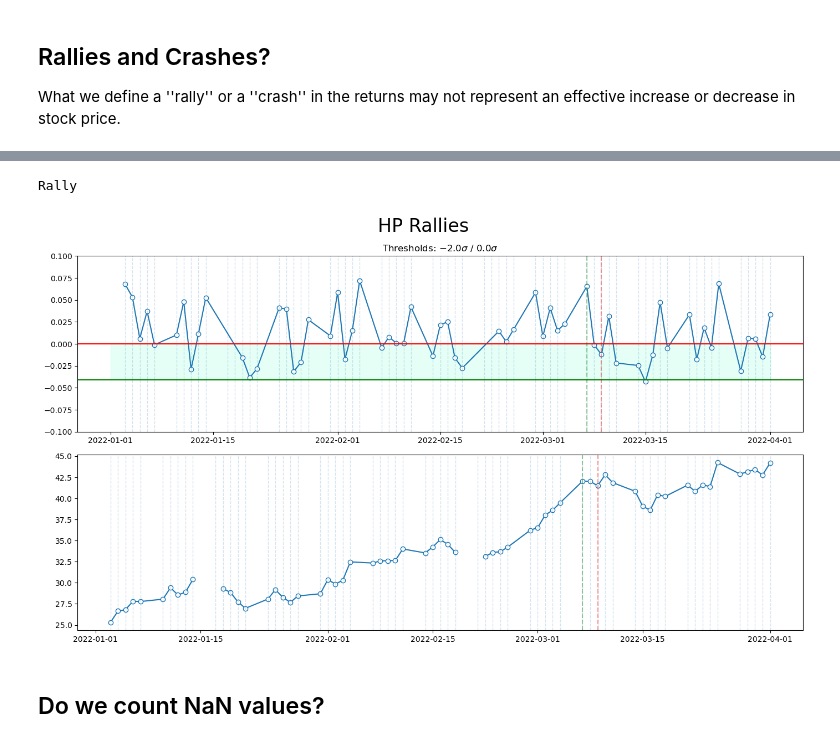
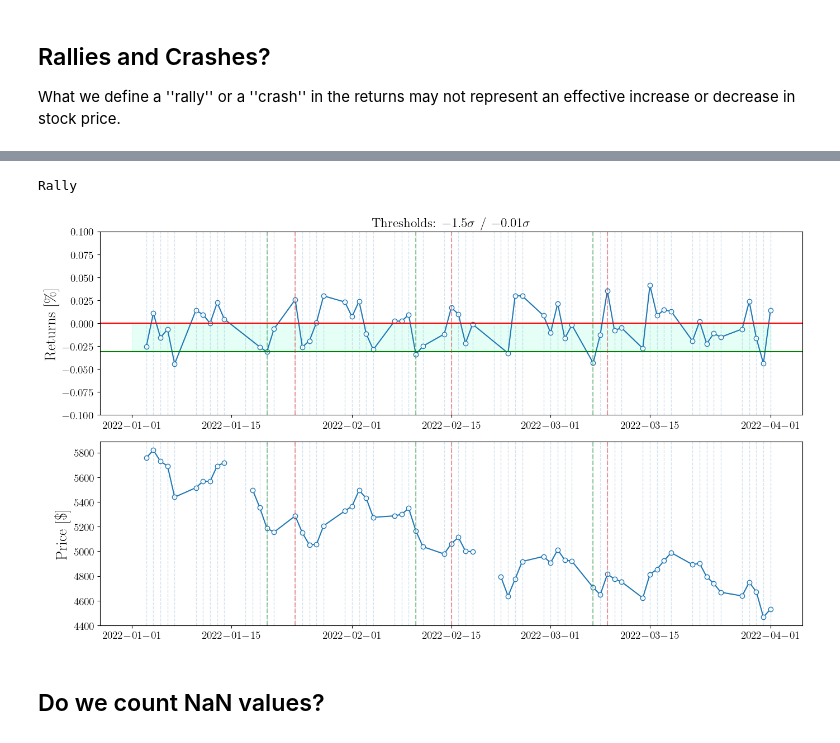
Before and after one commit to fedesss98/stabilvol, a Jupyter notebook: notebooks/05-count-fht.ipynb, the cells around one changed output, grey strips where cells are left out. Cells and saved outputs as stored; diff of their text form; code cells hidden in the pictures.

```diff
--- a/notebooks/05-count-fht.ipynb
+++ b/notebooks/05-count-fht.ipynb
@@ -295,10 +294,9 @@ prices_df.loc[slice(*xrange), stocks]
 # %%
 series = df.loc[slice(*xrange), LOOK_STOCK].squeeze()
 
-def plot_countings_in_price(name, series, analyst, xrange):
+def plot_countings_in_price(name, series, analyst, xrange, save=False):
     filename = '../data/raw/UN.pickle'
     fig, axs = plt.subplots(2, figsize=(14, 8), layout='tight')
-    fig.suptitle(f"{name[0]} Rallies", fontsize=24)
     startings, endings = extract_counting_zones(series, analyst)
     plot_countings(axs[0], analyst, startings, endings, xrange=xrange, days=True)
     # Load prices
@@ -310,14 +308,34 @@ def plot_countings_in_price(name, series, analyst, xrange):
     # for ax in axs:
     #     ax.axvline(pd.Timestamp('2022-01-17'), 0, 1, c='b')  # Martin Luther King Jr. Day
     #     ax.axvline(pd.Timestamp('2022-01-18'), 0, 1, c='b')
+    axs[0].set_ylabel('Returns [\%]', fontsize=20)
+    axs[1].set_ylabel('Price [\$]', fontsize=20)
+    axs[1].set_xlim(axs[0].get_xlim())
     for d in pd.date_range(*xrange):
         if d in series.index:
             axs[1].axvline(d, 0, 1, ls='--', lw=1, alpha=0.2)
+    if save:
+        fig.savefig(f"../visualization/{name[0]}_counting_criterion.pdf")
+        fig.savefig(f"../visualization/{name[0]}_counting_criterion.png")
+    else:
+        fig.suptitle(f"{name[0]} Rallies", fontsize=24)
 
-plot_countings_in_price(stocks, series, a2, xrange)
+
+analyst = StabilVolter(
+    start_level= -1.5,
+    end_level= -0.01,
+    tau_max=30)
+analyst.data = dfl
-# %% [output]
-Rally
-[figure, removed]
+# %%
+plt.rcParams.update(
+    {'text.usetex': True,
+     'font.family': 'serif',
+     'font.size': 14}
+)
+plot_countings_in_price(stocks, series, analyst, xrange, save=True)
+# %% [output]
+Rally
+[figure, added]
 # %% [markdown]
 ## Do we count NaN values?
 # %% [markdown]
```
Also changed, not shown: parts of 7 cells of this notebook, 3 other files.
